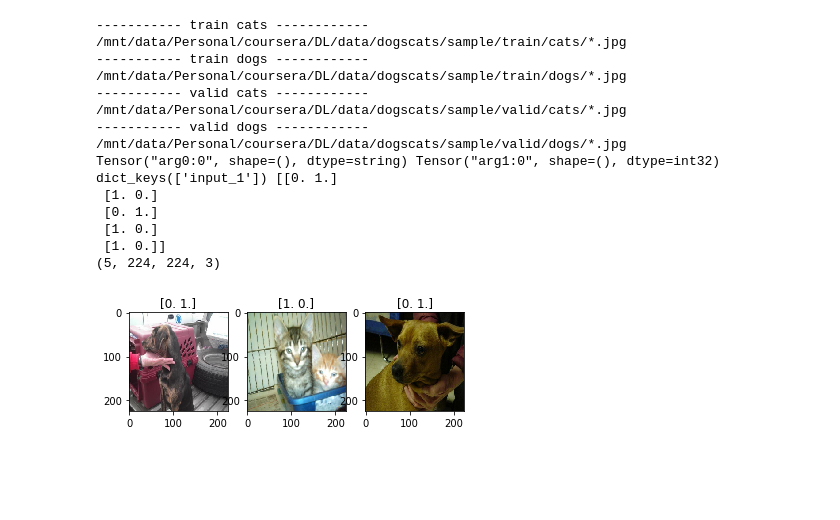
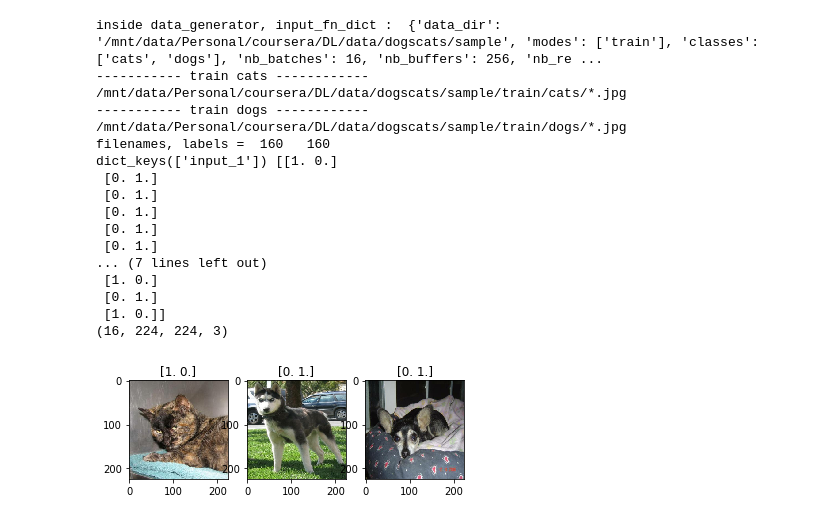
Before and after one commit to aspratyush/dl_utils, a Jupyter notebook: notebooks/Visualize_data_generator.ipynb, the cells around one changed output. Cells and saved outputs as stored; diff of their text form; code cells hidden in the pictures; blank space fills up the shorter version.

Commit message:
Modify Visualize-notebook to handle dictionary as a paramter

```diff
--- a/notebooks/Visualize_data_generator.ipynb
+++ b/notebooks/Visualize_data_generator.ipynb
@@ -5,54 +5,66 @@ import tensorflow as tf
 import importlib
 # %%
 # reload get_data_generator
-importlib.reload(dogscats)
+importlib.reload(dg)
 
 # create session
 sess = tf.Session()
 
-modes = ['train', 'valid']
-classes = ['cats', 'dogs']
-data_dir='/mnt/data/Personal/coursera/DL/data/dogscats/sample'
-
-
-next_batch = dg.get_img_generator(data_dir=data_dir, modes=modes, classes=classes, nb_batches=5, nb_buffers=256, nb_repeats=1, one_hot=True)
+# input_fn_dict
+input_fn_dict = {}
+eval_fn_dict = {}
+input_fn_dict['data_dir'] = '/mnt/data/Personal/coursera/DL/data/dogscats/sample'
+input_fn_dict['modes'] = ['train']
+input_fn_dict['classes'] = ['cats', 'dogs']
+input_fn_dict['nb_batches'] = 16
+input_fn_dict['nb_buffers'] = 256
+input_fn_dict['nb_repeats'] = 5
+input_fn_dict['nb_rows'] = 224
+input_fn_dict['nb_cols'] = 224
+input_fn_dict['nb_channels'] = 3
+input_fn_dict['one_hot'] = True
+input_fn_dict['eval_data_dir'] = '/mnt/data/Personal/coursera/DL/data/dogscats/sample'
+input_fn_dict['input_name'] = 'input_1'
+next_batch = dg.get_img_generator(input_fn_dict)
 # keep creating batches
 while True:
     try:
         imgs, labels = sess.run(next_batch)
         print(imgs.keys(), labels)
         print(imgs['input_1'].shape)
         plt.subplot(1,3,1)
         plt.imshow(imgs['input_1'][0])
         plt.title(labels[0])
         plt.subplot(1,3,2)
         plt.imshow(imgs['input_1'][1])
         plt.title(labels[1])
         plt.subplot(1,3,3)
         plt.imshow(imgs['input_1'][2])
         plt.title(labels[2])
         plt.show()
         break
     except tf.errors.OutOfRangeError:
         print('End of dataset')
         break
 
 # close the session
 sess.close()
 # %% [output]
+inside data_generator, input_fn_dict :  {'data_dir': '/mnt/data/Personal/coursera/DL/data/dogscats/sample', 'modes': ['train'], 'classes': ['cats', 'dogs'], 'nb_batches': 16, 'nb_buffers': 256, 'nb_re ...
 ----------- train cats ------------
 /mnt/data/Personal/coursera/DL/data/dogscats/sample/train/cats/*.jpg
 ----------- train dogs ------------
 /mnt/data/Personal/coursera/DL/data/dogscats/sample/train/dogs/*.jpg
------------ valid cats ------------
-/mnt/data/Personal/coursera/DL/data/dogscats/sample/valid/cats/*.jpg
------------ valid dogs ------------
-/mnt/data/Personal/coursera/DL/data/dogscats/sample/valid/dogs/*.jpg
-Tensor("arg0:0", shape=(), dtype=string) Tensor("arg1:0", shape=(), dtype=int32)
-dict_keys(['input_1']) [[0. 1.]
+filenames, labels =  160   160
+dict_keys(['input_1']) [[1. 0.]
+ [0. 1.]
+ [0. 1.]
+ [0. 1.]
+ [0. 1.]
+ [0. 1.]
+... (7 lines left out)
  [1. 0.]
  [0. 1.]
- [1. 0.]
  [1. 0.]]
-(5, 224, 224, 3)
+(16, 224, 224, 3)
-[figure, old version]
+[figure, new version]
```
